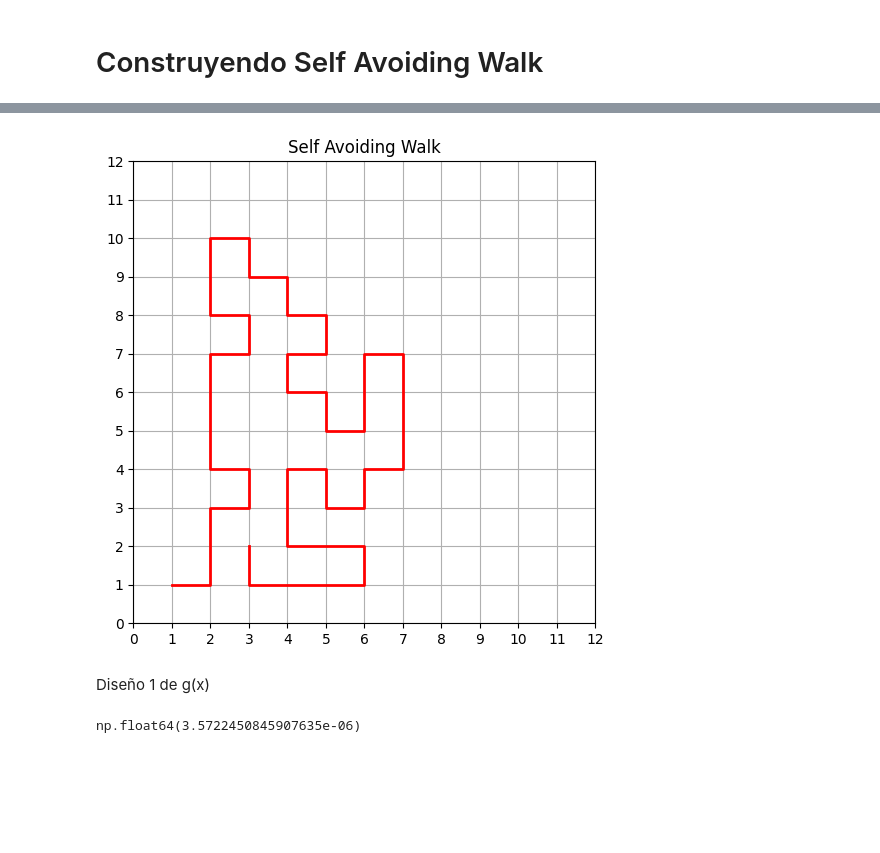
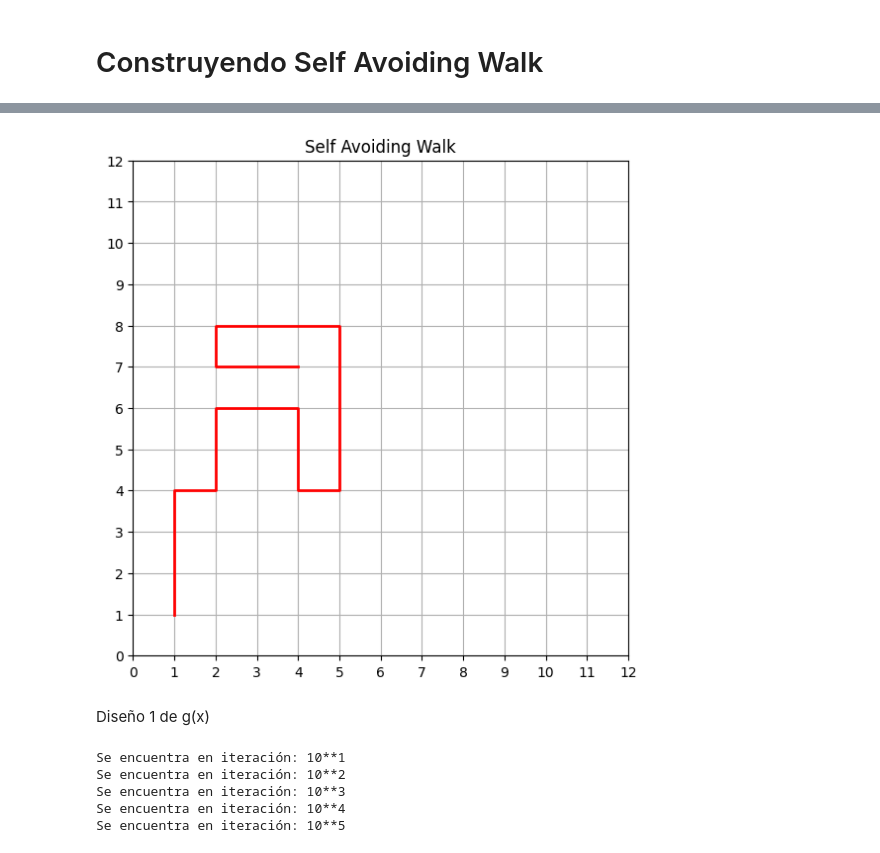
Before and after one commit to Alvaro-SVR/mcm-barbu-zhu, a Jupyter notebook: capitulo2.ipynb, the cells around one changed output, grey strips where cells are left out. Saved outputs shown, nothing was run; the diff lists cells and outputs as text; code cells hidden in the pictures; blank space fills up the shorter version.

```diff
--- a/capitulo2.ipynb
+++ b/capitulo2.ipynb
@@ -33,12 +49,12 @@ def graficar_camino(coord_list, m, n):
 
     plt.figure(figsize=(n / 2, m / 2))
     plt.plot(xs, ys, color='red', linewidth=2)
-    plt.xlim(0, n)
-    plt.ylim(0, m)
+    plt.xlim(0, n-1)
+    plt.ylim(0, m-1)
 
     plt.grid(True)
-    plt.xticks(range(n+1))
-    plt.yticks(range(m+1))
+    plt.xticks(range(n))
+    plt.yticks(range(m))
     plt.gca().set_aspect('equal')
     plt.title('Self Avoiding Walk')
     plt.show()
@@ -54,11 +70,13 @@ def construir_camino(p, q):
         listado.append([cord_x, cord_y])
         k_j.append(num_k)
         plano[cord_x, cord_y] = 1.0
+        if num_k < 0:
+            raise Exception(f"num_k = {num_k}")
     return listado, k_j
 # %%
-try2, k_j= construir_camino(12, 12)
-graficar_camino(try2, 12, 12)
+try2, k_j= construir_camino(13, 13)
+graficar_camino(try2, 13, 13)
 # %% [output]
-[figure, old version]
+[figure, new version]
 # %% [markdown]
 Diseño 1 de g(x)
@@ -68,5 +83 @@ def g1(KJ):
-# %%
-g1(k_j)
-# %% [output]
-np.float64(3.5722450845907635e-06)
 # %%
@@ -73,0 +100,8 @@ def aproximacion_g1(jh)
+# %%
+per_len_g1, per_size_g1 = aproximacion_g1(6, 13, 13)
+# %% [output]
+Se encuentra en iteración: 10**1
+Se encuentra en iteración: 10**2
+Se encuentra en iteración: 10**3
+Se encuentra en iteración: 10**4
+Se encuentra en iteración: 10**5
```
Also changed, not shown: parts of 5 cells of this notebook.
